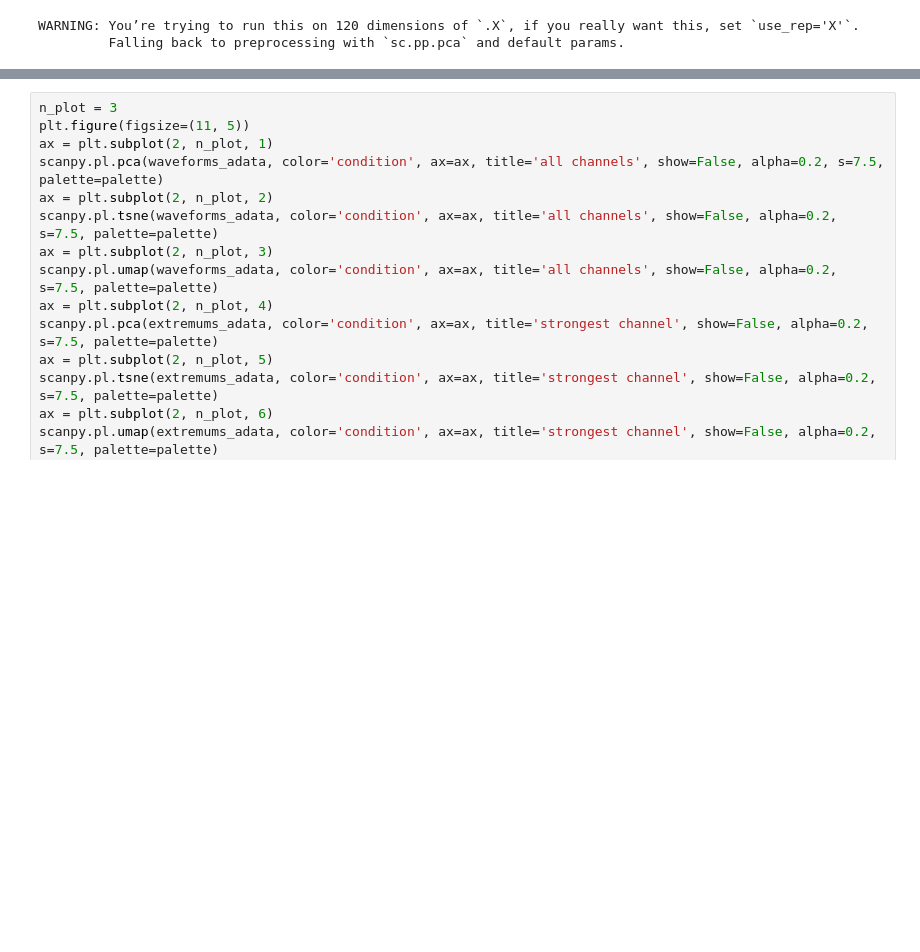
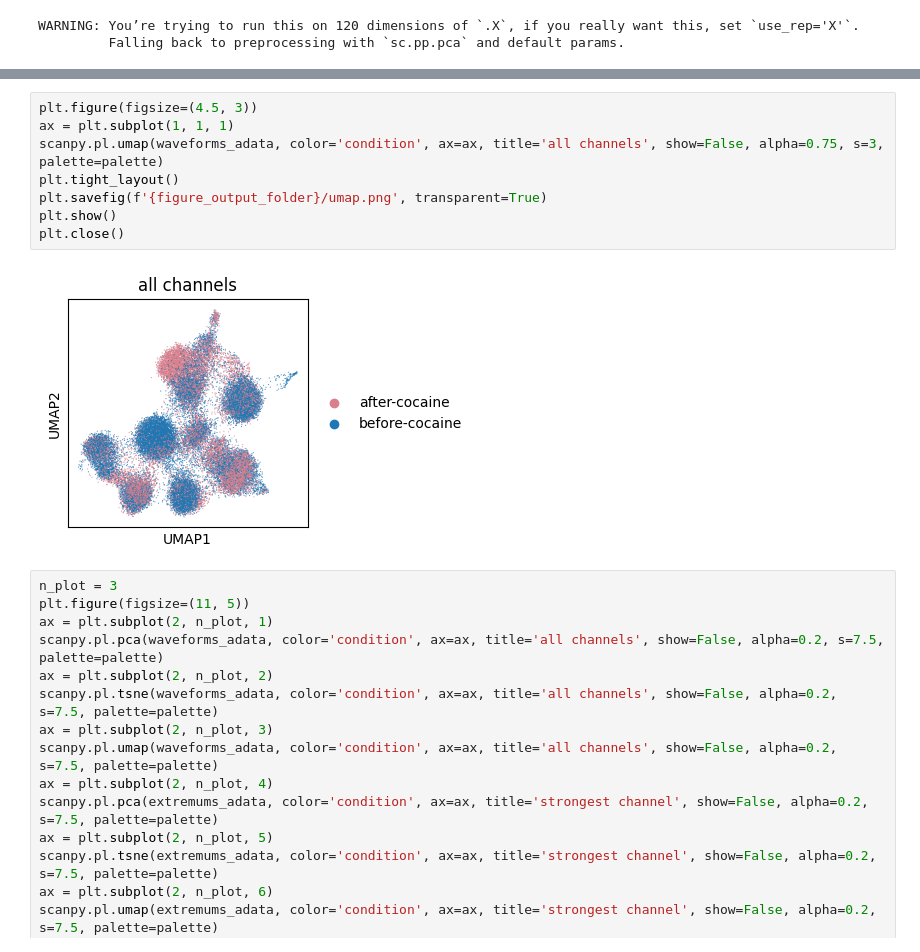
Before and after one commit to xinhez/Ghost_Project-2, a Jupyter notebook: plot_deepbrain.ipynb, the cells around one changed output, grey strips where cells are left out. Drawn from its saved outputs; the diff is of its cells as text; blank space fills up the shorter version.

```diff
--- a/plot_deepbrain.ipynb
+++ b/plot_deepbrain.ipynb
@@ -485,3 +486,13 @@ plt.close()
+# %%
+plt.figure(figsize=(4.5, 3))
+ax = plt.subplot(1, 1, 1)
+scanpy.pl.umap(waveforms_adata, color='condition', ax=ax, title='all channels', show=False, alpha=0.75, s=3, palette=palette)
+plt.tight_layout()
+plt.savefig(f'{figure_output_folder}/umap.png', transparent=True)
+plt.show()
+plt.close()
+# %% [output]
+[figure, added]
 # %%
 n_plot = 3
 plt.figure(figsize=(11, 5))
```
Also changed, not shown: parts of 5 cells of this notebook.
